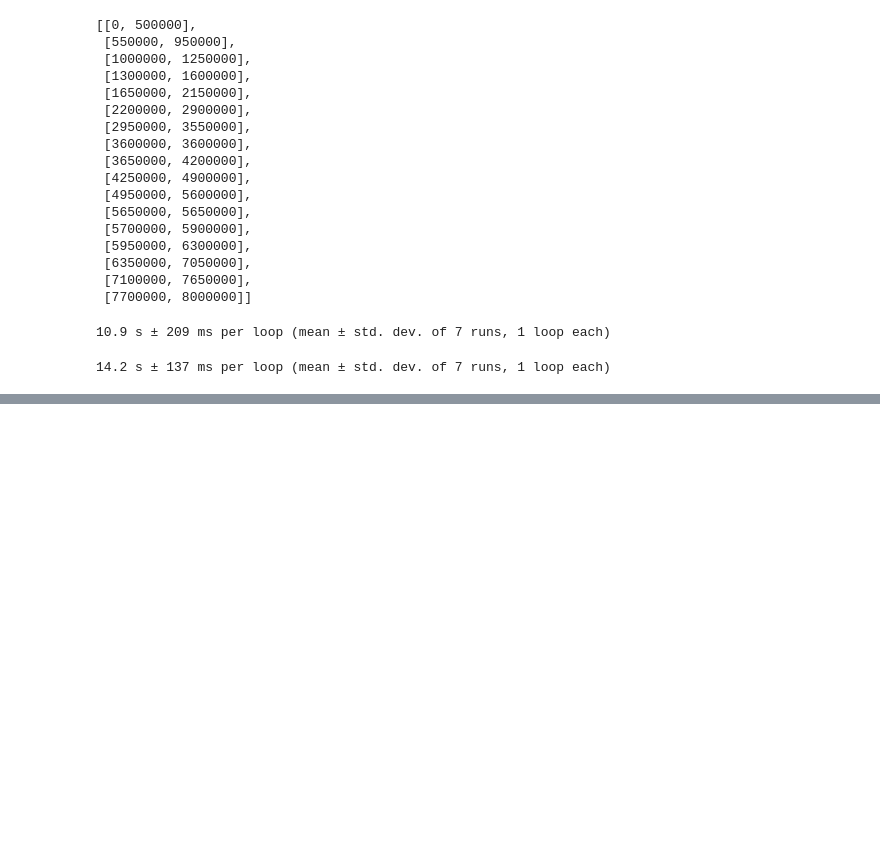
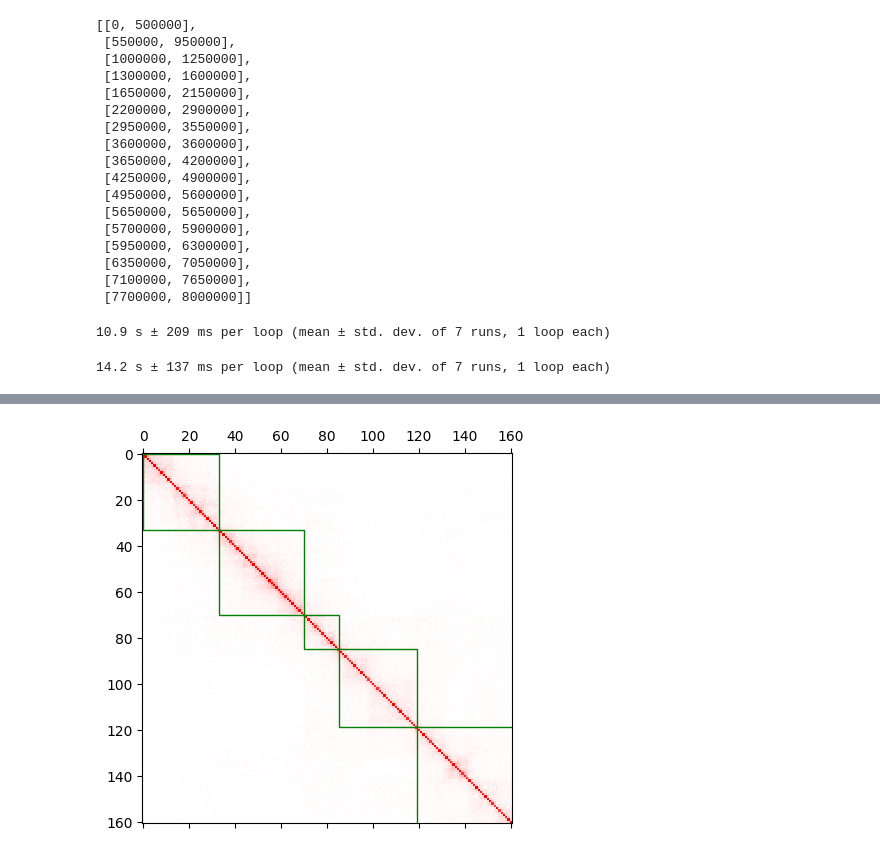
Before and after one commit to jakfol1217/genomics_proj2, a Jupyter notebook: Kamiński_Fołtyn_project2.ipynb, the cells around one changed output, grey strips where cells are left out. Drawn from its saved outputs; the diff is of its cells as text; code cells hidden in the pictures; blank space fills up the shorter version.

```diff
--- a/Kamiński_Fołtyn_project2.ipynb
+++ b/Kamiński_Fołtyn_project2.ipynb
@@ -308,0 +325,4 @@ ModLouvien(numpy_matrix_chr4, 1.5).run(verbose=False) ## no multiprocessing
+# %%
+plot_hic_map(numpy_matrix_chr4, numpy_matrix_chr4.max() / 2, communities_1) # gamma=1
+# %% [output]
+[figure, added]
```
Also changed, not shown: parts of 6 cells of this notebook.
